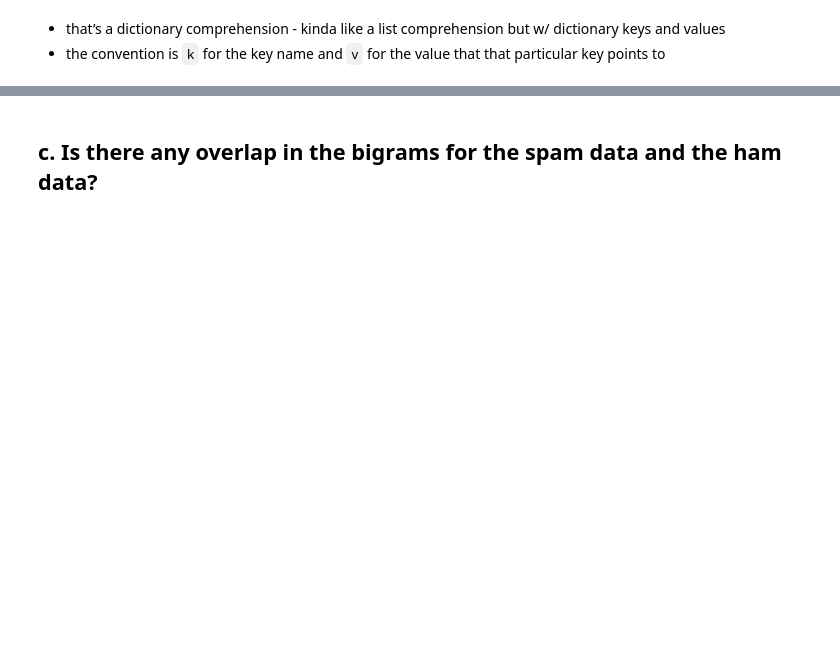
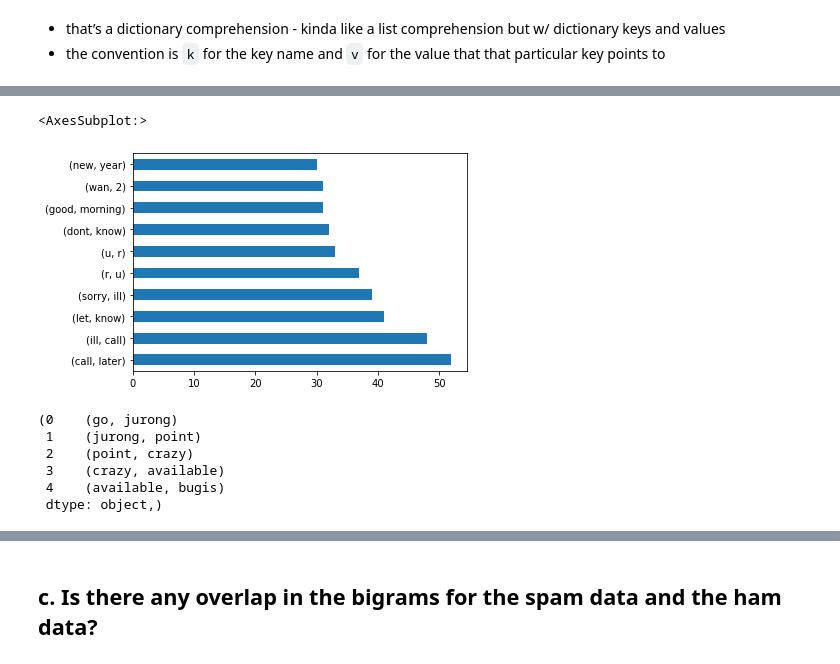
Before and after one commit to brianclements03/nlp, a Jupyter notebook: explore_current_iteration.ipynb, the cells around one changed output, grey strips where cells are left out. Drawn from its saved outputs; the diff is of its cells as text; code cells hidden in the pictures; blank space fills up the shorter version.

```diff
--- a/explore_current_iteration.ipynb
+++ b/explore_current_iteration.ipynb
@@ -262,0 +264,16 @@ plt.show()
+# %%
+pd.Series(nltk.bigrams(ham_words.split())).value_counts().head(10).plot.barh()
+# %% [output]
+<AxesSubplot:>
+[figure, added]
+# %%
+ham_bigrams = pd.Series(nltk.bigrams(ham_words.split()))
+# ham_bigrams = nltk.ngrams(ham_words.split(), 2)
+ham_bigrams.head(),
+# %% [output]
+(0    (go, jurong)
+ 1    (jurong, point)
+ 2    (point, crazy)
+ 3    (crazy, available)
+ 4    (available, bugis)
+ dtype: object,)
```
Also changed, not shown: parts of 30 cells of this notebook.
